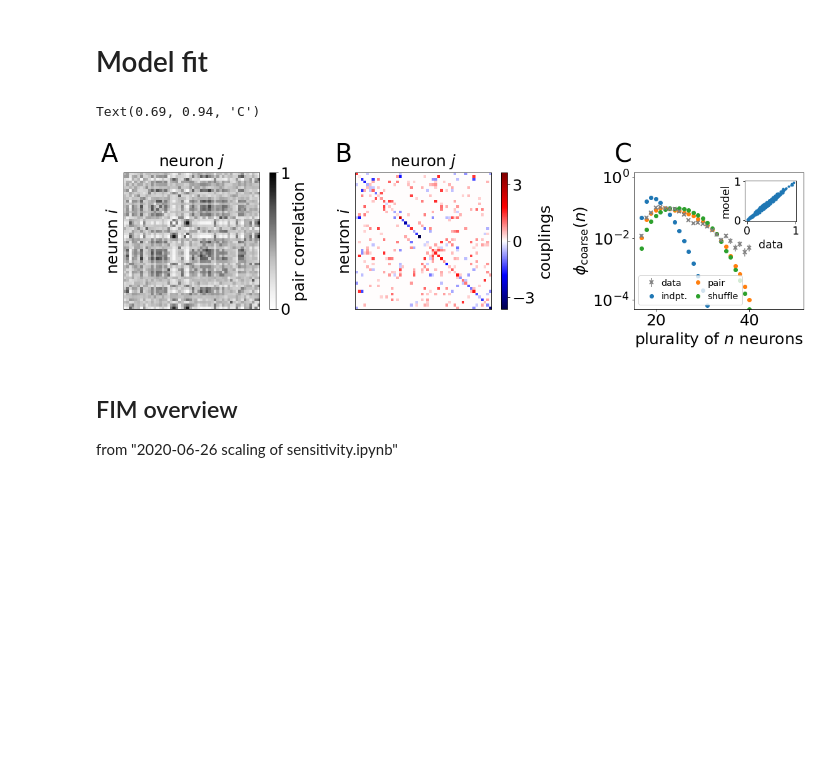
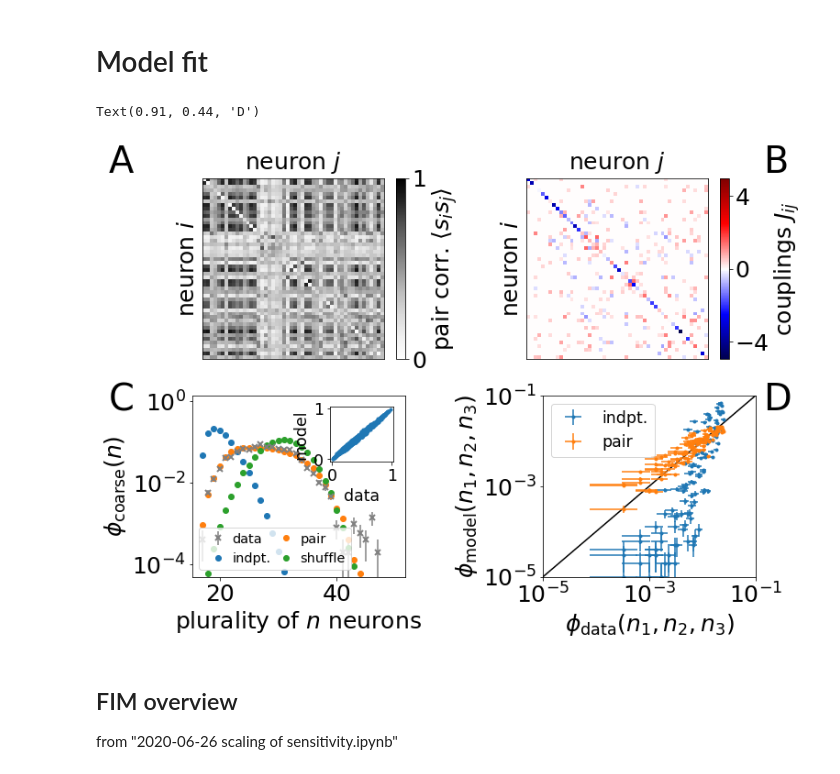
Before and after one commit to eltrompetero/maxent_fim, a Jupyter notebook: plotting.ipynb, the cells around one changed output. Cells and saved outputs as stored; diff of their text form; code cells hidden in the pictures; blank space fills up the shorter version.

```diff
--- a/plotting.ipynb
+++ b/plotting.ipynb
@@ -62,7 +63,7 @@ def plot_fit(n, sisjData, sisjModel, fig=None, ax=None, c='C0',
 def extract_pk(X):
     """Calculate p(k) from data."""
 
-    Xk = zeros((len(X),3), dtype=int)  # number of neurons agreeing on state
+    Xk = np.zeros((len(X),3), dtype=int)  # number of neurons agreeing on state
     for k in range(3):
         Xk[:,k] = (X==k).sum(1)
 
@@ -775,11 +932,13 @@ def plot_fit(n, sisjData, sisjModel, ax, c='C0',
                      fontsize=20)
     draw_one_to_one(ax[1])
 # %%
-gs = GridSpec(1, 2, width_ratios=(2, .8), wspace=.35)
-gssub = GridSpecFromSubplotSpec(1, 2, gs[0], wspace=.2)
+gs = GridSpec(2, 1)
+gssub_top = GridSpecFromSubplotSpec(1, 2, gs[0], wspace=.35)
+gssub_bot = GridSpecFromSubplotSpec(1, 2, gs[1], wspace=.65)
 
-fig = plt.figure(figsize=(20,4))
-ax = fig.add_subplot(gssub[0]), fig.add_subplot(gssub[1]), fig.add_subplot(gs[1])
+fig = plt.figure(figsize=(11,8))
+ax = (fig.add_subplot(gssub_top[0]), fig.add_subplot(gssub_top[1]),
+      fig.add_subplot(gssub_bot[0]), fig.add_subplot(gssub_bot[1]))
 
 X = squareform(sisjData[150:])
 X[diag_indices_from(X)] = sisjData[:50]
@@ -787,7 +946,7 @@ cax = ax[0].matshow(X, vmin=0, vmax=1, cmap=plt.cm.Greys)
 ax[0].set(xticks=[], yticks=[], ylabel=r'neuron $i$')
 ax[0].xaxis.set_label_position('top')
 ax[0].set_xlabel(r'neuron $j$', labelpad=10)
-fig.colorbar(cax, ax=ax[0], label='pair correlation', ticks=[0,1])
+fig.colorbar(cax, ax=ax[0], label=r'pair corr. $\langle s_is_j\rangle$', ticks=[0,1])
 
 h, J = soln.parameters()
 X = squareform(J)
@@ -797,7 +956,7 @@ ax[1].set(xticks=[], yticks=[], ylabel=r'neuron $i$')
 ax[1].xaxis.set_label_position('top')
 ax[1].set_xlabel(r'neuron $j$', labelpad=10)
 mx = concatenate((abs(h),abs(J))).max()
-fig.colorbar(cax, ax=ax[1], label='couplings',
+fig.colorbar(cax, ax=ax[1], label=r'couplings $J_{ij}$',
              ticks=[-int(mx),0,int(mx)])
 
 # maxent fit ==============================================================
@@ -809,40 +968,61 @@ axinset[0].set_xticklabels(['',0,1], fontsize='x-small')
 axinset[0].set_yticklabels(['',0,1], fontsize='x-small')
 axinset[0].set_xlabel('data', fontsize='x-small')
 axinset[0].set_ylabel('model', fontsize='x-small')
 
 
 # collective stats ==============================================================
 X, pkdata, pkind, pkmaxent = collective_fit(soln.name)
 pkshuff = extract_pk(shuff_sample)
 h = []
 
 # data
 h.append( ax[2].errorbar(range(int(np.ceil(X.shape[1]/3)), X.shape[1]+1), pkdata,
-                      yerr=np.sqrt(pkdata*(1-pkdata)/len(X)),
-                      fmt='x', c='gray', mew=2) )
+                         yerr=np.sqrt(pkdata*(1-pkdata)/len(X)),
+                         fmt='x', c='gray', mew=2) )
 
 # indpt model
 h.append( ax[2].plot(range(int(np.ceil(X.shape[1]/3)), X.shape[1]+1), pkind, 'o')[0] )
 
 # maxent model
 # assert len(model.p)==len(model.allStates)
 h.append( ax[2].plot(range(int(np.ceil(X.shape[1]/3)), X.shape[1]+1), pkmaxent, 'o')[0] )
 
 h.append( ax[2].plot(range(int(np.ceil(X.shape[1]/3)), X.shape[1]+1), pkshuff, 'o')[0] )
 
 ax[2].set(yscale='log')
 ax[2].set(yticks=[1e-4,1e-2,1])
 ax[2].set(xlabel=r'plurality of $n$ neurons', ylabel=r'$\phi_{\rm coarse}(n)$',
           ylim=(1e-4/2,1.4))
 ax[2].legend(h, ('data', 'indpt.', 'pair', 'shuffle'),
              fontsize='xx-small', handletextpad=.1, loc=3, ncol=2, columnspacing=.1)
 
-fig.text(.12, .94, 'A', fontsize=40)
-fig.text(.38, .94, 'B', fontsize=40)
-fig.text(.69, .94, 'C', fontsize=40)
+p, ind_p, pair_p = phi_fine_fit('154139')
+
+h = []
+h.append(ax[3].errorbar(p, ind_p,
+                        xerr=np.sqrt(p*(1-p)) / sqrt(X.shape[0]),
+                        yerr=np.sqrt(ind_p*(1-ind_p)) / sqrt(1e5),
+                        fmt='.',
+                        zorder=1))
+h.append(ax[3].errorbar(p, pair_p,
+                        xerr=np.sqrt(p*(1-p)) / sqrt(X.shape[0]),
+                        yerr=np.sqrt(pair_p*(1-pair_p)) / sqrt(1e5),
+                        fmt='.',
+                        zorder=1))
+ax[3].loglog([1e-5, .1], [1e-5, .1], 'k-', zorder=0)
+
+ax[3].set(xlabel=r'$\phi_{\rm data}(n_1,n_2,n_3)$', ylabel=r'$\phi_{\rm model}(n_1,n_2,n_3)$',
+       xscale='log', yscale='log')
+ax[3].set(xlim=(1e-5, .1), ylim=(1e-5, .1))
+ax[3].legend(h, ('indpt.', 'pair'), fontsize='x-small')
+
+fig.text(.01, .89, 'A', fontsize=40)
+fig.text(.91, .89, 'B', fontsize=40)
+fig.text(.01, .44, 'C', fontsize=40)
+fig.text(.91, .44, 'D', fontsize=40)
 # %% [output]
-Text(0.69, 0.94, 'C')
+Text(0.91, 0.44, 'D')
-[figure, old version]
+[figure, new version]
 # %%
 fig.savefig(f'{imgdr}/{soln.name}_model_fit_overview.pdf',
             bbox_inches='tight')
```
Also changed, not shown: parts of 16 cells of this notebook, 2 other files.
